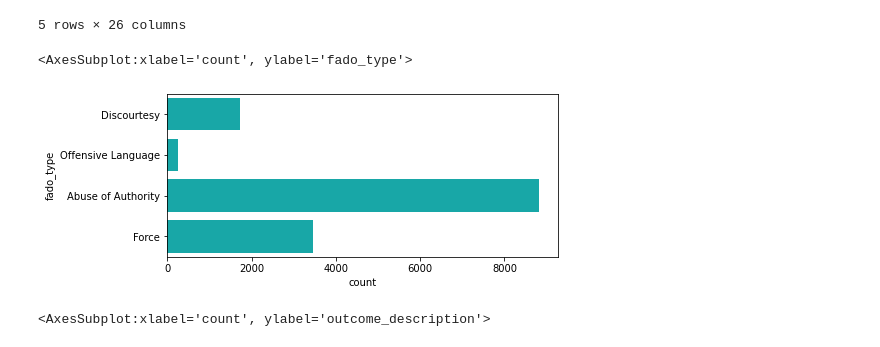
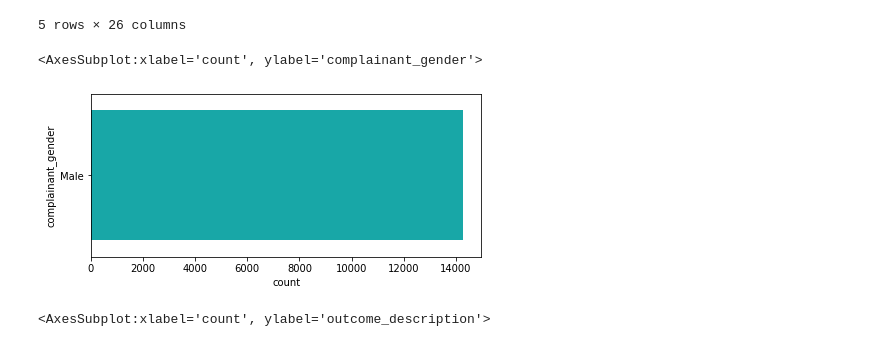
Before and after one commit to zhanyyy7/inf2178h-w22-exp-design-datascience, a Jupyter notebook: tutorials/researchquestions-allegations-correlation.ipynb, the cells around one changed output. Drawn from its saved outputs; the diff is of its cells as text; code cells hidden in the pictures.

```diff
--- a/tutorials/researchquestions-allegations-correlation.ipynb
+++ b/tutorials/researchquestions-allegations-correlation.ipynb
@@ -103,8 +98,6 @@ What if we looked at the typical age and the type of allegations made among this
 # %%
 
 tempdf = police_allegations[police_allegations.complainant_ethnicity == 'Black']
-blackdf_male = tempdf[tempdf.complainant_gender == 'Male']
-
 blackdf_male.head()
 # %% [output]
 |  | first_name | last_name | command_now | shield_no | complaint_id | month_received | year_received | ... |
@@ -117,10 +110,10 @@ blackdf_male.head()
 5 rows × 26 columns
 # %%
 f, ax = plt.subplots(figsize=(7, 3))
-sns.countplot(y="fado_type", data=blackdf_male, color="c")
+sns.countplot(y="complainant_gender", data=blackdf_male, color="c")
 # %% [output]
-<AxesSubplot:xlabel='count', ylabel='fado_type'>
+<AxesSubplot:xlabel='count', ylabel='complainant_gender'>
-[figure, old version]
+[figure, new version]
 # %%
 f, ax = plt.subplots(figsize=(7, 3))
 sns.countplot(y="outcome_description", data=blackdf_male, color="c")
```
Also changed, not shown: parts of 3 cells of this notebook.
